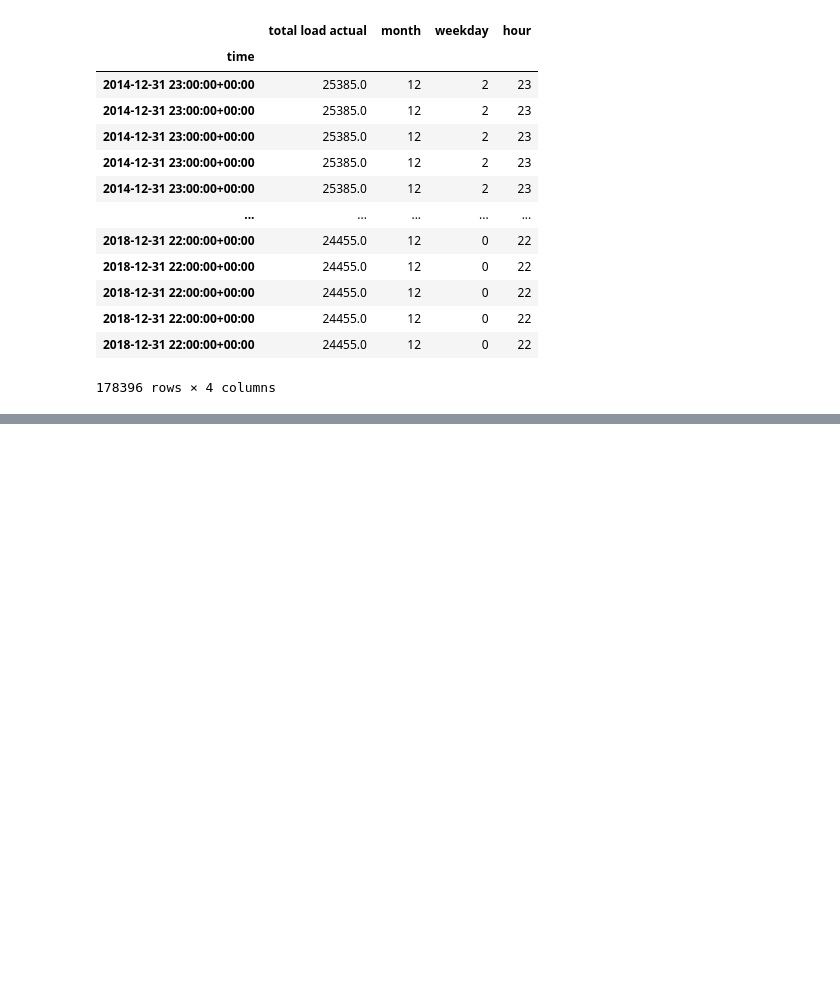
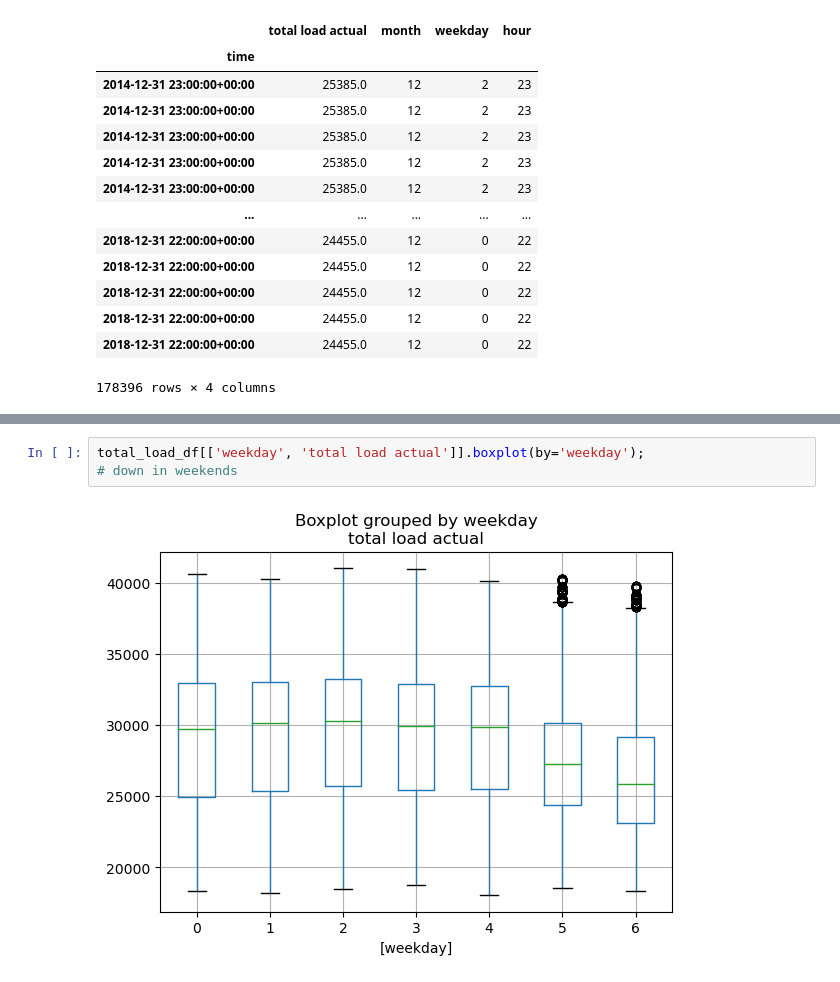
Before and after one commit to siljeberiksen/AI-in-industry, a Jupyter notebook: silje_data_exploration.ipynb, the cells around one changed output, grey strips where cells are left out. Drawn from its saved outputs; the diff is of its cells as text; blank space fills up the shorter version.

```diff
--- a/silje_data_exploration.ipynb
+++ b/silje_data_exploration.ipynb
@@ -316,0 +346,5 @@ See the caveats in the documentation: https://pandas.pydata.org/pandas-docs/stab
+# %%
+total_load_df[['weekday', 'total load actual']].boxplot(by='weekday');
+# down in weekends
+# %% [output]
+[figure, added]
```
Also changed, not shown: parts of 9 cells of this notebook.
